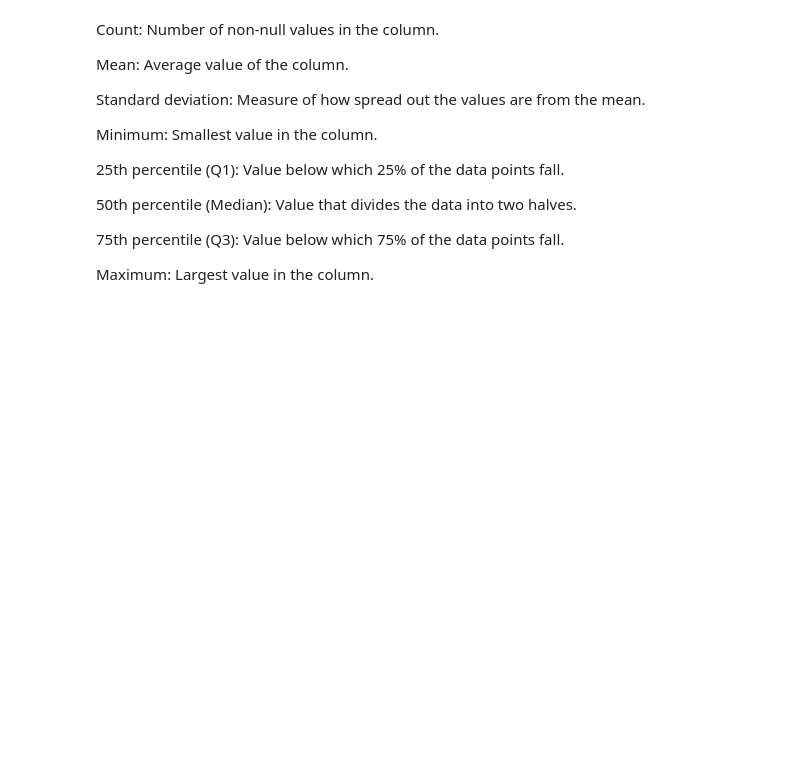
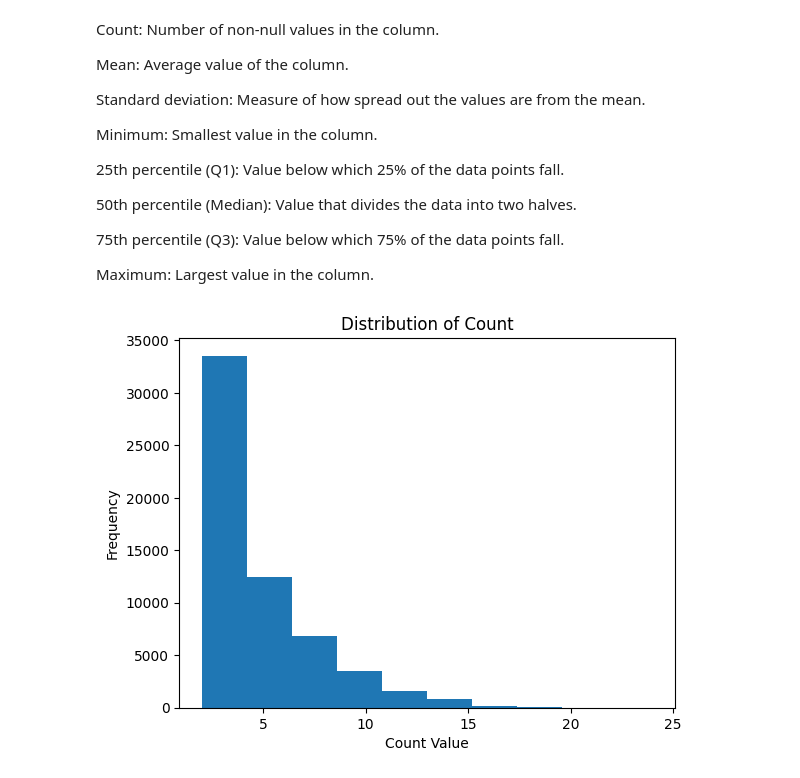
Before and after one commit to Slimcent/Classificatio_Jupyter_Files, a Jupyter notebook: Fake Credit Card Detection.ipynb, the cells around one changed output. Drawn from its saved outputs; the diff is of its cells as text; code cells hidden in the pictures; blank space fills up the shorter version.

Commit message:
Visualised individual numberIC features using histogram in Fake Credit Card Detection project

```diff
--- a/Fake Credit Card Detection.ipynb
+++ b/Fake Credit Card Detection.ipynb
@@ -107,3 +108,15 @@ Minimum: Smallest value in the column.
 75th percentile (Q3): Value below which 75% of the data points fall.
 
 Maximum: Largest value in the column.
+# %%
+plt.figure()
+plt.hist(data['count'])
+plt.title('Distribution of Count')
+
+# Add labels to the axes:
+plt.xlabel('Count Value')  # Label for the horizontal axis
+plt.ylabel('Frequency')  # Label for the vertical axis
+
+plt.show()
+# %% [output]
+[figure, added]
```
Also changed, not shown: parts of 8 cells of this notebook.
